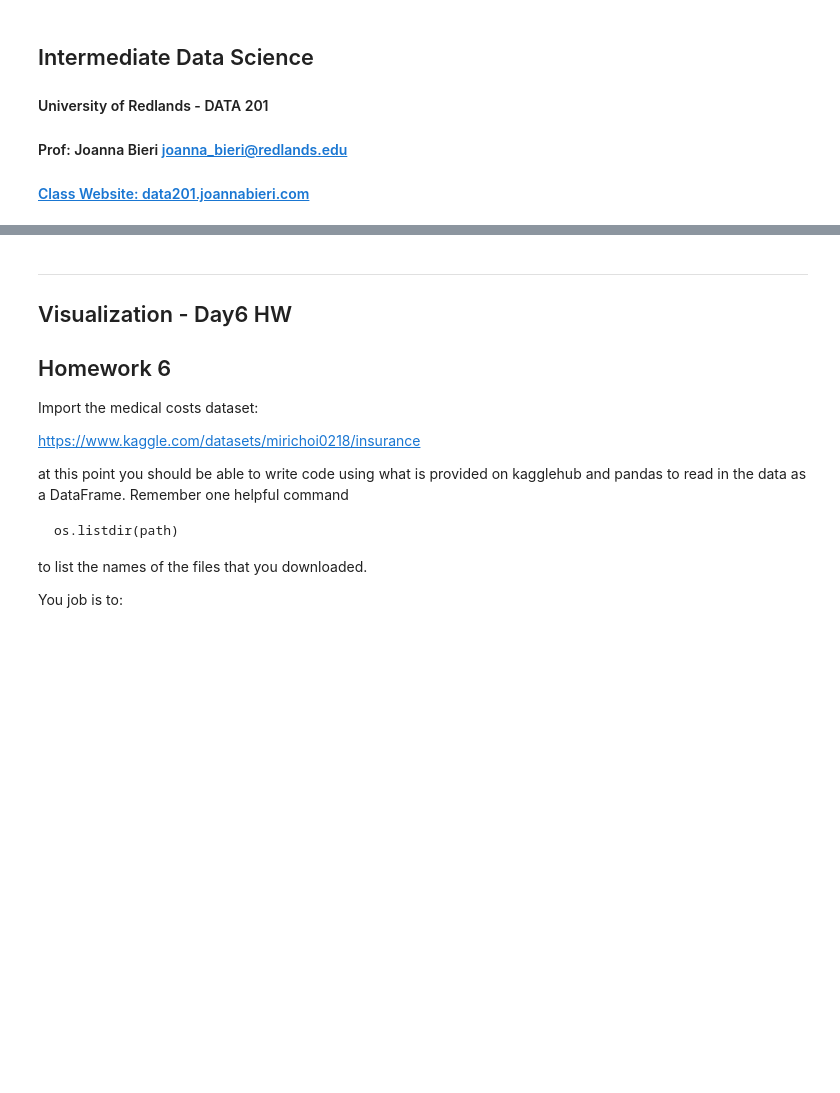
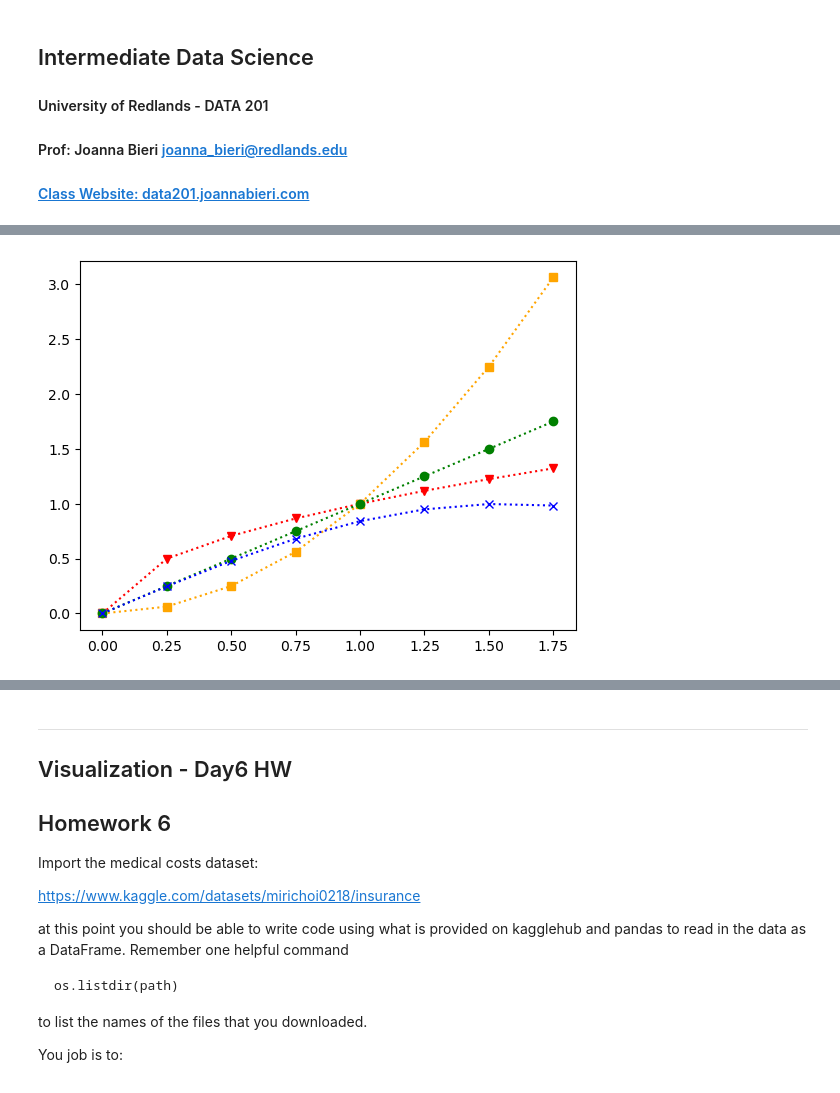
Before and after one commit to joseephwong/Data201_Joseph_Wong, a Jupyter notebook: Day6/HW_day6.ipynb, the cells around one changed output, grey strips where cells are left out. Saved outputs shown, nothing was run; the diff lists cells and outputs as text; code cells hidden in the pictures; blank space fills up the shorter version.

```diff
--- a/Day6/HW_day6.ipynb
+++ b/Day6/HW_day6.ipynb
@@ -32,11 +32,19 @@ See if you can recreate the plot below. The functions used are entered below.
 # %%
 x = np.arange(0,2,.25)
 y1 = np.sqrt(x)
 y2 = x**2
 y3 = x
 y4 = np.sin(x)
 
 # Your code here
+plt.plot(x,y1,color='r',linestyle=':',marker='v')
+plt.plot(x,y2,color='orange',linestyle=':',marker='s')
+plt.plot(x,y3,color='g',linestyle=':',marker='o')
+plt.plot(x,y4,color='b',linestyle=':',marker='x')
+
+plt.show()
+# %% [output]
+[figure, added]
 # %% [markdown]
 ----------------------------------
 
```
Also changed, not shown: parts of 2 cells of this notebook.
